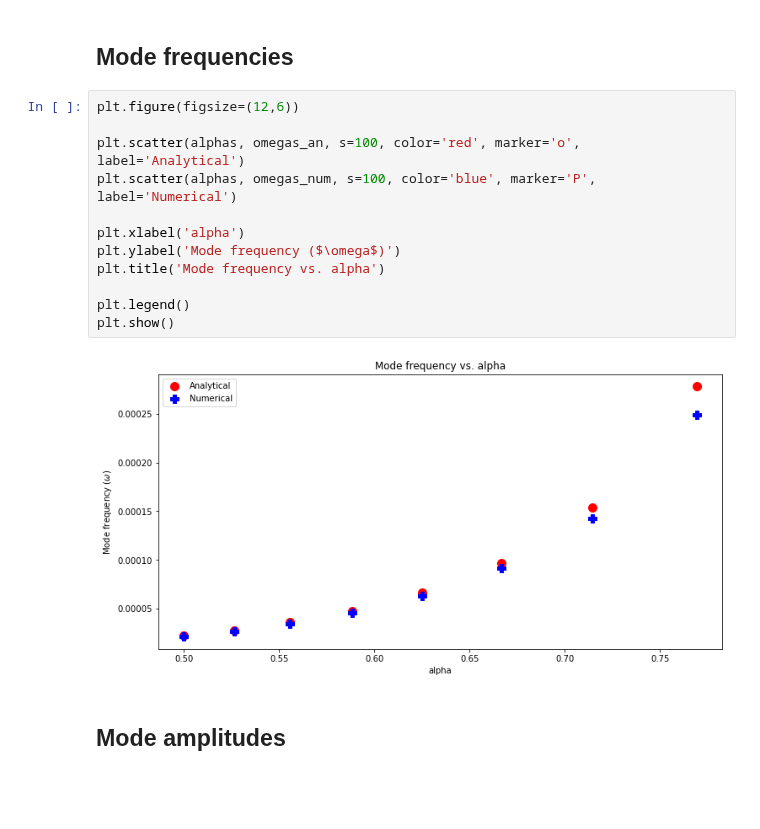
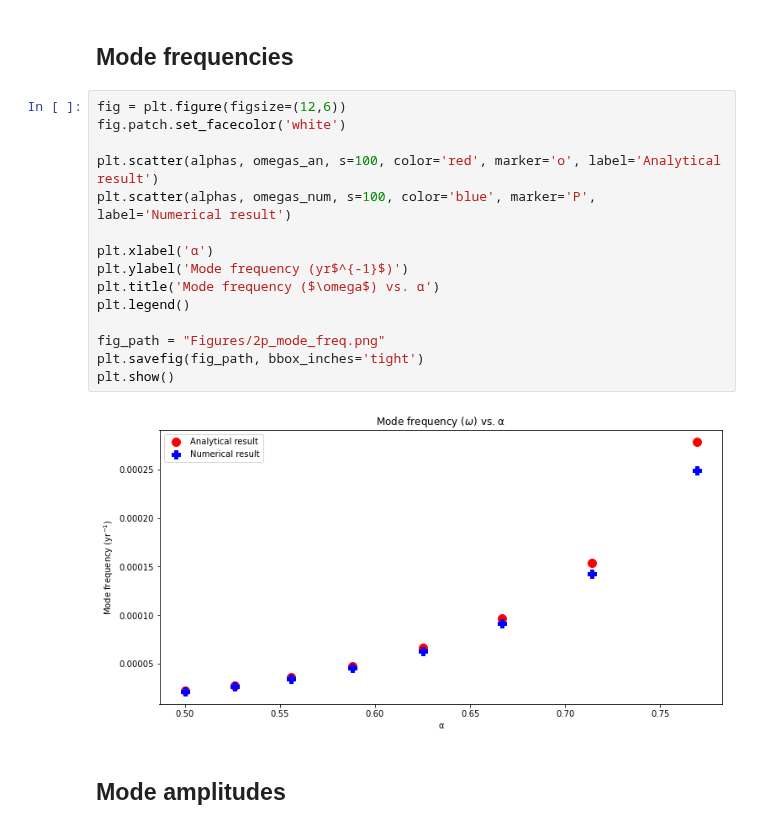
Before and after one commit to Jupiter1994/inc-dynamics, a Jupyter notebook: two_planet/mode_freqs_and_amps.ipynb, the cells around one changed output. Drawn from its saved outputs; the diff is of its cells as text; blank space fills up the shorter version.

Commit message:
worked on making figures

```diff
--- a/two_planet/mode_freqs_and_amps.ipynb
+++ b/two_planet/mode_freqs_and_amps.ipynb
@@ -39,18 +39,21 @@ v1_C_an = np.asarray([2.59209608,2.63099399,2.6770972,2.72067589,\
 # %% [markdown]
 ## Mode frequencies
 # %%
-plt.figure(figsize=(12,6))
+fig = plt.figure(figsize=(12,6))
+fig.patch.set_facecolor('white')
 
-plt.scatter(alphas, omegas_an, s=100, color='red', marker='o', label='Analytical')
-plt.scatter(alphas, omegas_num, s=100, color='blue', marker='P', label='Numerical')
+plt.scatter(alphas, omegas_an, s=100, color='red', marker='o', label='Analytical result')
+plt.scatter(alphas, omegas_num, s=100, color='blue', marker='P', label='Numerical result')
 
-plt.xlabel('alpha')
-plt.ylabel('Mode frequency ($\omega$)')
-plt.title('Mode frequency vs. alpha')
+plt.xlabel('α')
+plt.ylabel('Mode frequency (yr$^{-1}$)')
+plt.title('Mode frequency ($\omega$) vs. α')
+plt.legend()
 
-plt.legend()
+fig_path = "Figures/2p_mode_freq.png"
+plt.savefig(fig_path, bbox_inches='tight')
 plt.show()
 # %% [output]
-[figure, old version]
+[figure, new version]
 # %% [markdown]
 ## Mode amplitudes
```
Also changed, not shown: parts of 1 cell of this notebook, 9 other files.
